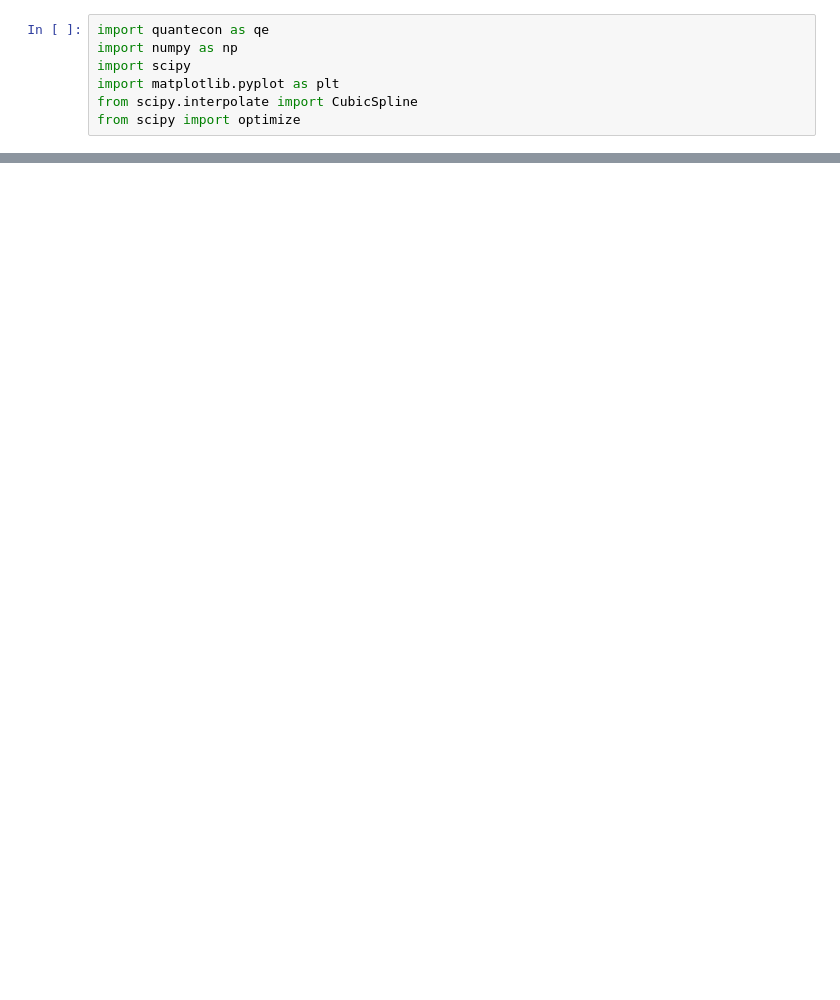
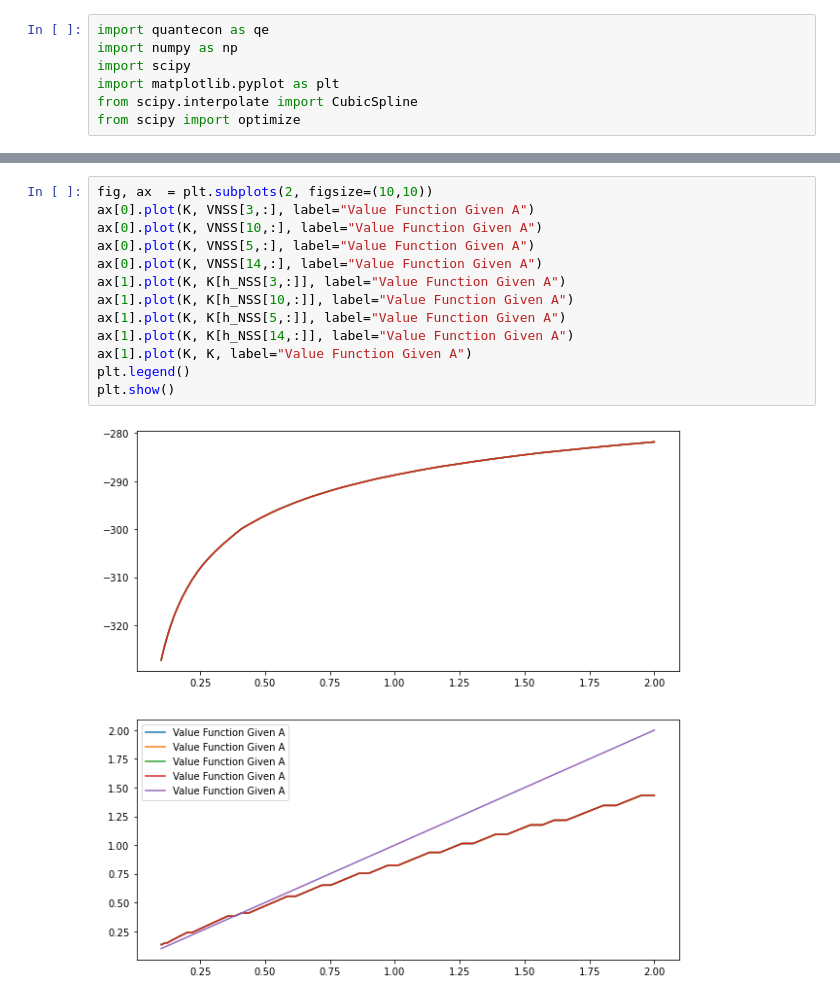
Before and after one commit to BelmudesLSB/Quantitative_Methods_2, a Jupyter notebook: PS3/PS3.ipynb, the cells around one changed output, grey strips where cells are left out. Drawn from its saved outputs; the diff is of its cells as text; blank space fills up the shorter version.

```diff
--- a/PS3/PS3.ipynb
+++ b/PS3/PS3.ipynb
@@ -308,0 +248,15 @@ Error 9.80772830416754e-06
+# %%
+fig, ax  = plt.subplots(2, figsize=(10,10))
+ax[0].plot(K, VNSS[3,:], label="Value Function Given A")
+ax[0].plot(K, VNSS[10,:], label="Value Function Given A")
+ax[0].plot(K, VNSS[5,:], label="Value Function Given A")
+ax[0].plot(K, VNSS[14,:], label="Value Function Given A")
+ax[1].plot(K, K[h_NSS[3,:]], label="Value Function Given A")
+ax[1].plot(K, K[h_NSS[10,:]], label="Value Function Given A")
+ax[1].plot(K, K[h_NSS[5,:]], label="Value Function Given A")
+ax[1].plot(K, K[h_NSS[14,:]], label="Value Function Given A")
+ax[1].plot(K, K, label="Value Function Given A")
+plt.legend()
+plt.show()
+# %% [output]
+[figure, added]
```
Also changed, not shown: parts of 9 cells of this notebook.
